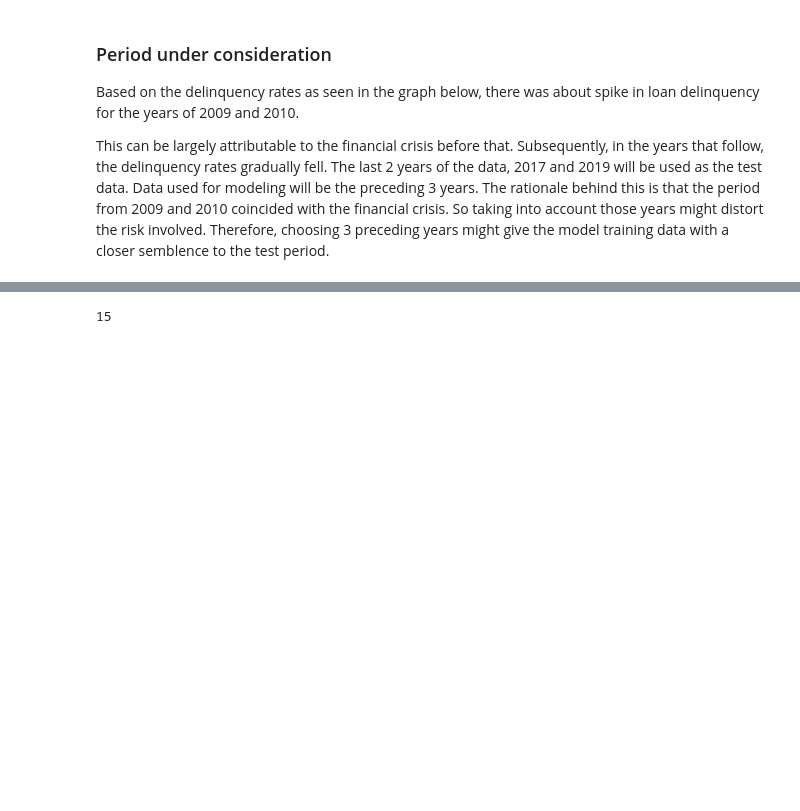
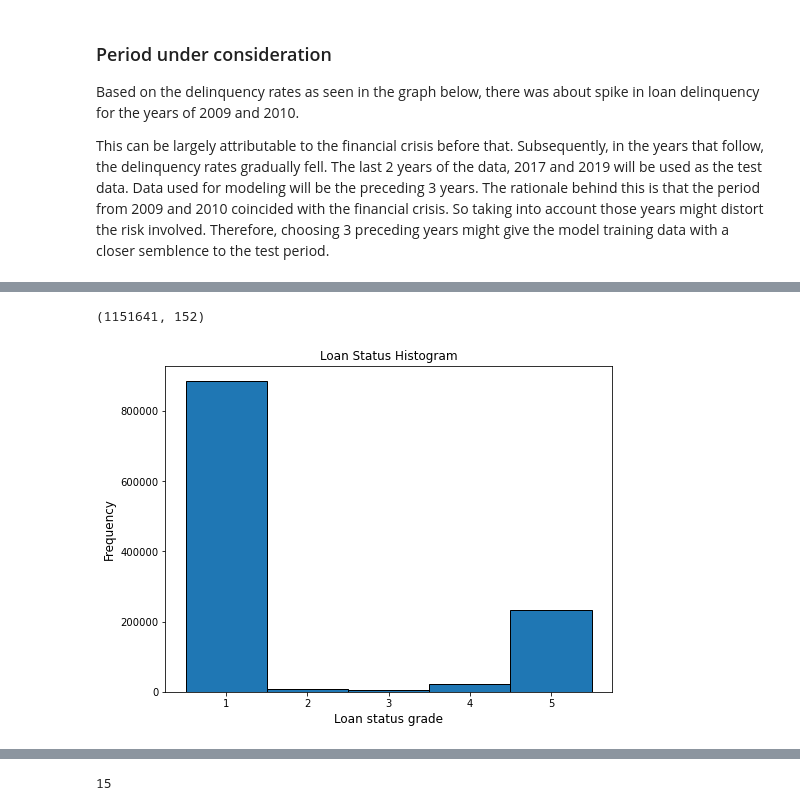
Before and after one commit to garethrloh/ga-dsi-capstone, a Jupyter notebook: notebooks/01_data_wrangling.ipynb, the cells around one changed output, grey strips where cells are left out. Drawn from its saved outputs; the diff is of its cells as text; code cells hidden in the pictures; blank space fills up the shorter version.

```diff
--- a/notebooks/01_data_wrangling.ipynb
+++ b/notebooks/01_data_wrangling.ipynb
@@ -92,0 +261,31 @@ accepted.shape
+# %%
+# Take out the current loans as the model will be based on known outcomes
+accepted = accepted[accepted['loan_status'] != 'Current']
+# %%
+# To look at the shape of the dataframe after the removal of 'Current' loans
+accepted.shape
+# %% [output]
+(1151641, 152)
+# %%
+# Create mapping for employment length; higher grades are assigned a lower number to reflect lower risk
+loan_status_map = {'Default': 5,
+              'Charged Off': 5,
+              'Late (31-120 days)': 4,
+              'Late (16-30 days)': 3,
+              'In Grace Period': 2,
+              'Fully Paid': 1}
+# %%
+# Apply new grading
+accepted = accepted.replace({'loan_status': loan_status_map})
+# %%
+fig, ax = plt.subplots(figsize=(8,6))
+
+data = accepted['loan_status']
+ax.locator_params(axis='x', integer=True)
+ax.hist(data, bins=np.arange(1,7), ec="k", align='left')
+ax.set_xlabel('Loan status grade', fontsize=12)
+ax.set_ylabel('Frequency', fontsize=12)
+ax.title.set_text('Loan Status Histogram')
+plt.show()
+# %% [output]
+[figure, added]
```
Also changed, not shown: parts of 147 cells of this notebook, 3 other files.
